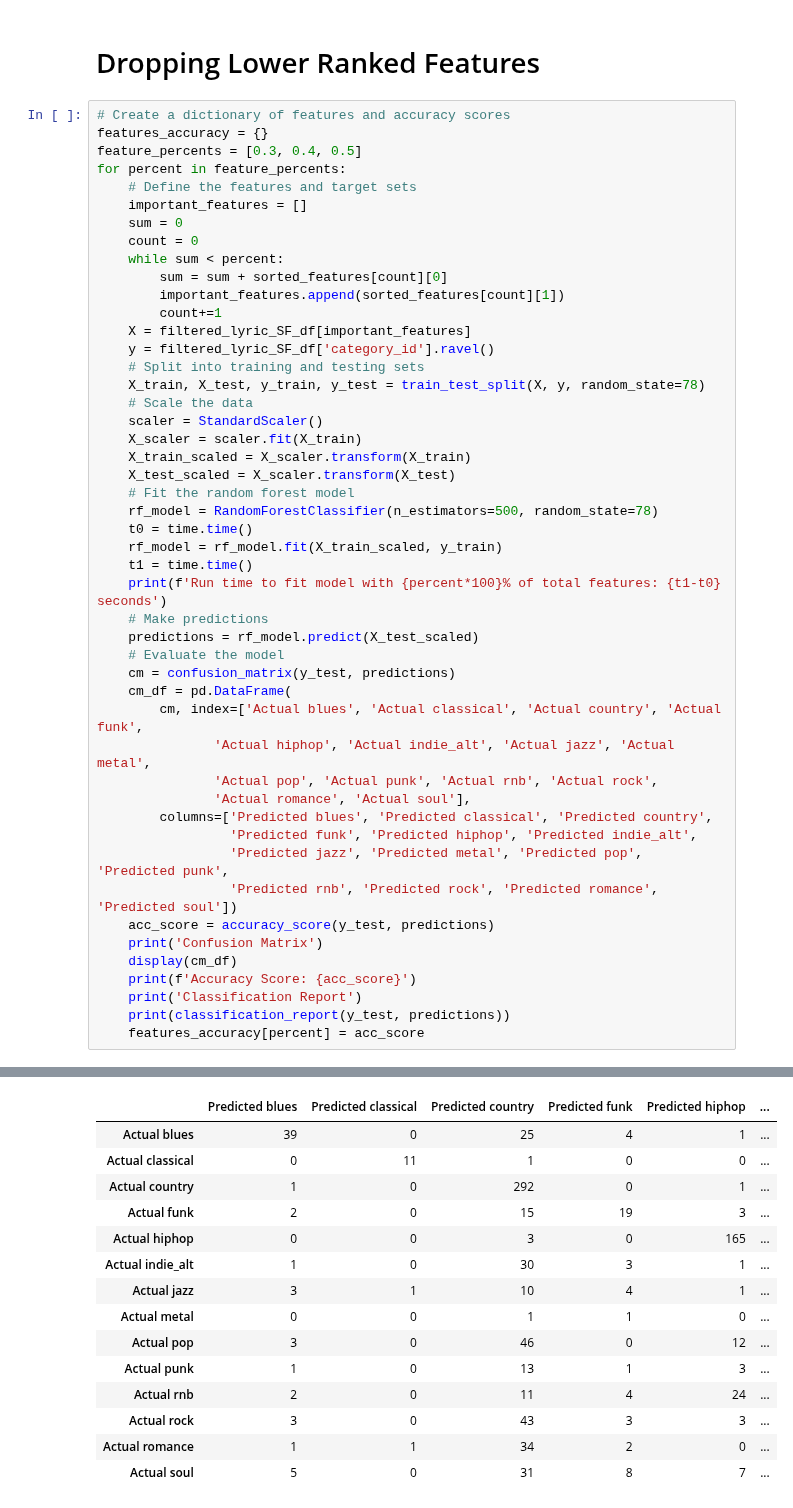
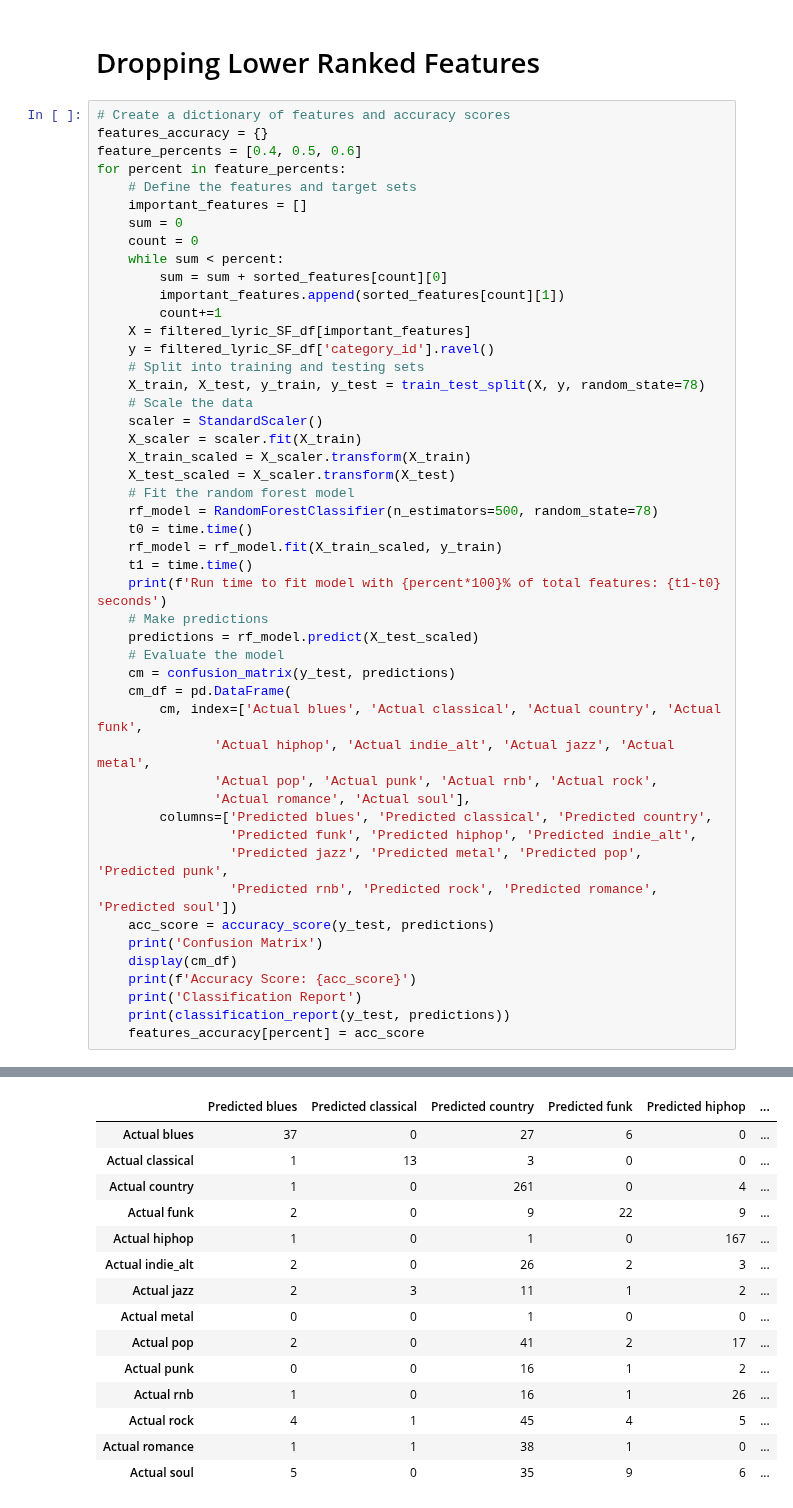
Before and after one commit to hannahkidwell/NLP-Spotify-Genres, a Jupyter notebook: Notebooks/word_stems/word_stems_rf_model.ipynb, the cells around one changed output, grey strips where cells are left out. Drawn from its saved outputs; the diff is of its cells as text.

```diff
--- a/Notebooks/word_stems/word_stems_rf_model.ipynb
+++ b/Notebooks/word_stems/word_stems_rf_model.ipynb
@@ -207,7 +205,7 @@ sorted_features
 # %%
 # Create a dictionary of features and accuracy scores
 features_accuracy = {}
-feature_percents = [0.3, 0.4, 0.5]
+feature_percents = [0.4, 0.5, 0.6]
 for percent in feature_percents:
     # Define the features and target sets
     important_features = []
@@ -289,16 +287,16 @@ Run time to fit model with 40.0% of total features: 13.571593999862671 seconds
 Confusion Matrix
 |  | Predicted blues | Predicted classical | Predicted country | Predicted funk | Predicted hiphop | ... |
-| Actual blues | 39 | 0 | 25 | 4 | 1 | ... |
-| Actual classical | 0 | 11 | 1 | 0 | 0 | ... |
-| Actual country | 1 | 0 | 292 | 0 | 1 | ... |
-| Actual funk | 2 | 0 | 15 | 19 | 3 | ... |
-| Actual hiphop | 0 | 0 | 3 | 0 | 165 | ... |
-| Actual indie_alt | 1 | 0 | 30 | 3 | 1 | ... |
-| Actual jazz | 3 | 1 | 10 | 4 | 1 | ... |
-| Actual metal | 0 | 0 | 1 | 1 | 0 | ... |
-| Actual pop | 3 | 0 | 46 | 0 | 12 | ... |
-| Actual punk | 1 | 0 | 13 | 1 | 3 | ... |
-| Actual rnb | 2 | 0 | 11 | 4 | 24 | ... |
-| Actual rock | 3 | 0 | 43 | 3 | 3 | ... |
-| Actual romance | 1 | 1 | 34 | 2 | 0 | ... |
-| Actual soul | 5 | 0 | 31 | 8 | 7 | ... |
+| Actual blues | 37 | 0 | 27 | 6 | 0 | ... |
+| Actual classical | 1 | 13 | 3 | 0 | 0 | ... |
+| Actual country | 1 | 0 | 261 | 0 | 4 | ... |
+| Actual funk | 2 | 0 | 9 | 22 | 9 | ... |
+| Actual hiphop | 1 | 0 | 1 | 0 | 167 | ... |
+| Actual indie_alt | 2 | 0 | 26 | 2 | 3 | ... |
+| Actual jazz | 2 | 3 | 11 | 1 | 2 | ... |
+| Actual metal | 0 | 0 | 1 | 0 | 0 | ... |
+| Actual pop | 2 | 0 | 41 | 2 | 17 | ... |
+| Actual punk | 0 | 0 | 16 | 1 | 2 | ... |
+| Actual rnb | 1 | 0 | 16 | 1 | 26 | ... |
+| Actual rock | 4 | 1 | 45 | 4 | 5 | ... |
+| Actual romance | 1 | 1 | 38 | 1 | 0 | ... |
+| Actual soul | 5 | 0 | 35 | 9 | 6 | ... |
```
Also changed, not shown: parts of 11 cells of this notebook, 3 other files.
